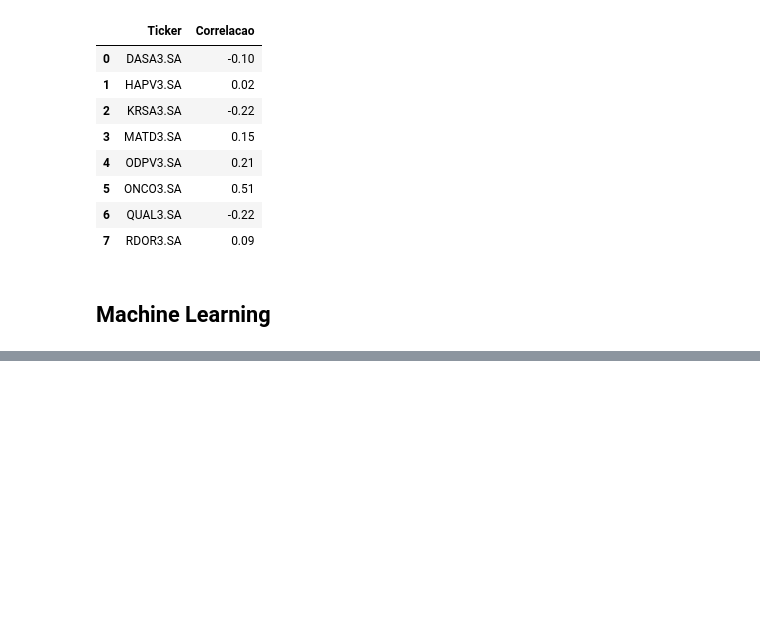
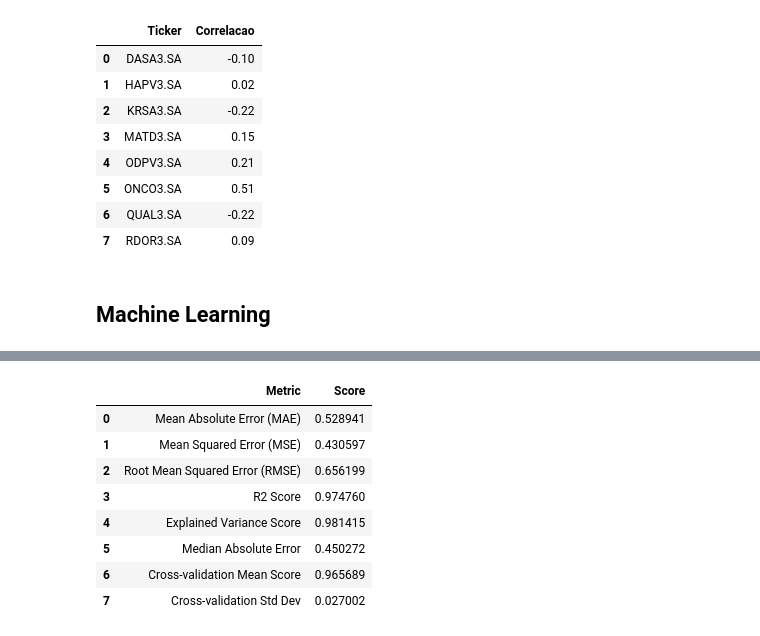
Before and after one commit to carneiro-fernando/EBAC, a Jupyter notebook: Projetos/Projeto_de_Parceria.ipynb, the cells around one changed output, grey strips where cells are left out. Cells and saved outputs as stored; diff of their text form; code cells hidden in the pictures; blank space fills up the shorter version.

```diff
--- a/Projetos/Projeto_de_Parceria.ipynb
+++ b/Projetos/Projeto_de_Parceria.ipynb
@@ -486,3 +558,43 @@ Cross-validation scores: [0.60522235 0.96632163 0.43531565 0.92651096 0.74835737
+# %%
+# Calculate metrics
+mae = metrics.mean_absolute_error(y_test, predicted)
+mse = metrics.mean_squared_error(y_test, predicted)
+rmse = np.sqrt(metrics.mean_squared_error(y_test, predicted))
+r2 = metrics.r2_score(y_test, predicted)
+explained_variance = metrics.explained_variance_score(y_test, predicted)
+median_ae = metrics.median_absolute_error(y_test, predicted)
+cv_scores = cross_val_score(model, x, y, cv=5)
+cv_mean = cv_scores.mean()
+cv_std = cv_scores.std()
+
+# Create a data dictionary
+data = {'Mean Absolute Error (MAE)': mae,
+    'Mean Squared Error (MSE)': mse,
+    'Root Mean Squared Error (RMSE)': rmse,
+    'R2 Score': r2,
+    'Explained Variance Score': explained_variance,
+    'Median Absolute Error': median_ae,
+    'Cross-validation Mean Score': cv_mean,
+    'Cross-validation Std Dev': cv_std}
+
+# Create DataFrame and transpose it
+metrics_df = pd.DataFrame(data, index=[0]).T.reset_index()
+
+# Rename columns
+metrics_df.columns = ['Metric', 'Score']
+
+# Print DataFrame
+metrics_df
+# %% [output]
+|  | Metric | Score |
+| 0 | Mean Absolute Error (MAE) | 0.528941 |
+| 1 | Mean Squared Error (MSE) | 0.430597 |
+| 2 | Root Mean Squared Error (RMSE) | 0.656199 |
+| 3 | R2 Score | 0.974760 |
+| 4 | Explained Variance Score | 0.981415 |
+| 5 | Median Absolute Error | 0.450272 |
+| 6 | Cross-validation Mean Score | 0.965689 |
+| 7 | Cross-validation Std Dev | 0.027002 |
 # %%
 # Plot_scatter
 sns.lmplot(x='Actual_Price', y='Predicted_Price', data=compare_df, height=5, aspect=1.5, fit_reg=True, scatter_kws={'alpha':0.5})
```
Also changed, not shown: parts of 31 cells of this notebook.
